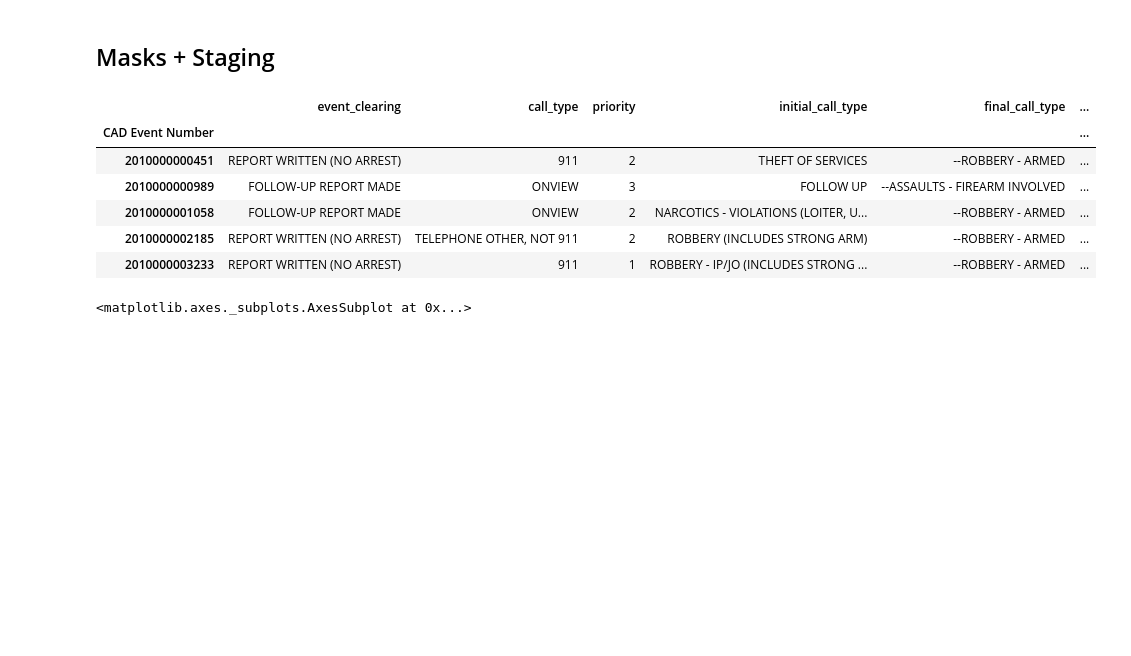
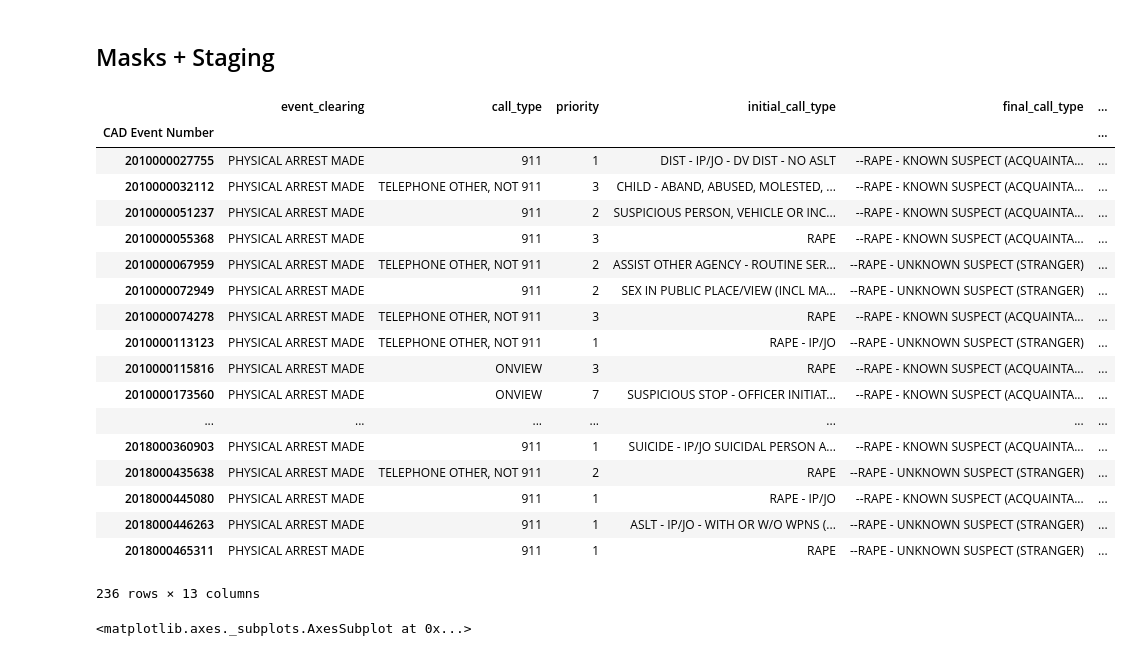
Before and after one commit to teacupwoozy/spd_notebook_archive, a Jupyter notebook: spd_notebook/2010-2018_sexcrimes_violentcrimes.ipynb, the cells around one changed output. Saved outputs shown, nothing was run; the diff lists cells and outputs as text; code cells hidden in the pictures; blank space fills up the shorter version.

```diff
--- a/spd_notebook/2010-2018_sexcrimes_violentcrimes.ipynb
+++ b/spd_notebook/2010-2018_sexcrimes_violentcrimes.ipynb
@@ -335,3 +341,8 @@ violent_crime_terms = 'KIDNAP|HOMICIDE|SHOOTING|ASSAULTS|ROBBERY'
 violent_crime_terms
 # %% [output]
 'KIDNAP|HOMICIDE|SHOOTING|ASSAULTS|ROBBERY'
+# %%
+# Define terms that id rape and VC CFS
+
+rape_vc_terms = 'STRANGER|ACQUAINTANCE|KIDNAP|HOMICIDE|SHOOTING|ASSAULTS|ROBBERY'
+rape_vc_terms
@@ -358,6 +371,9 @@ is_top_clearing_code = data['event_clearing'].str.contains(event_clearing_codes)
 is_arrest = data['event_clearing'].str.contains("PHYSICAL ARREST MADE")
 is_report_written = data['event_clearing'].str.contains("REPORT")
 is_priority3 = data[data.priority == 3]
+is_rape_or_vc = data['final_call_type'].str.contains(rape_vc_terms)
+
+
 
 stage_is_sexual_assault = data[is_sexual_assault_mask]
 stage_is_rape_cfs = data[is_rape_mask]
@@ -367,42 +383,57 @@ stage_is_lewd_conduct = data[is_lewd_conduct]
 stage_is_tru_rape_call = data[is_tru_rape_mask]
 stage_is_violent_crime = data[is_violent_crime]
 stage_is_top_clearing_code = data[is_top_clearing_code]
+stage_is_rape_or_vc = data[is_rape_or_vc]
 
 stage_top_cc_rape = data[is_rape_mask & is_top_clearing_code]
 stage_top_cc_violent_crimes = data[is_violent_crime & is_top_clearing_code]
 stage_is_rape_arrest = data[is_rape_mask & is_arrest]
 stage_is_rape_report = data[is_rape_mask & is_report_written]
 stage_is_violent_crime_arrest = data[is_violent_crime & is_arrest]
-stage_is_violent_crime_report = data[is_violent_crime & is_report_written]
+#stage_is_violent_crime_report = data[is_violent_crime | is_report_written]
 
 # make p3 stage?
 
-stage_is_sexual_assault.head()
+#stage_is_sexual_assault.head()
 # stage_is_stranger_rape_cfs.head()
 # stage_is_rape_cfs.head()
 # stage_is_acquaintance_rape.head()
 #stage_is_tru_rape_call.head(10)
 #stage_is_violent_crime.head()
 #stage_is_top_clearing_code.head(10)
 #stage_top_cc_rape.head()
 #stage_top_cc_violent_crimes.head()
-# stage_is_rape_arrest.head()
+stage_is_rape_arrest
 # stage_is_rape_report.head()
 # stage_is_violent_crime_arrest.head()
-stage_is_violent_crime_report.head()
+# stage_is_violent_crime_report.head()
+#stage_is_rape_or_vc.head()
+#stage_is_rape_or_vc.head()
 
 
 #value_counts(stage_is_report.event_clearing)
 
 # Get the years
 # %% [output]
 |  | event_clearing | call_type | priority | initial_call_type | final_call_type | ... |
 | CAD Event Number |  |  |  |  |  | ... |
-| 2010000000451 | REPORT WRITTEN (NO ARREST) | 911 | 2 | THEFT OF SERVICES | --ROBBERY - ARMED | ... |
-| 2010000000989 | FOLLOW-UP REPORT MADE | ONVIEW | 3 | FOLLOW UP | --ASSAULTS - FIREARM INVOLVED | ... |
-| 2010000001058 | FOLLOW-UP REPORT MADE | ONVIEW | 2 | NARCOTICS - VIOLATIONS (LOITER, U... | --ROBBERY - ARMED | ... |
-| 2010000002185 | REPORT WRITTEN (NO ARREST) | TELEPHONE OTHER, NOT 911 | 2 | ROBBERY (INCLUDES STRONG ARM) | --ROBBERY - ARMED | ... |
-| 2010000003233 | REPORT WRITTEN (NO ARREST) | 911 | 1 | ROBBERY - IP/JO (INCLUDES STRONG ... | --ROBBERY - ARMED | ... |
+| 2010000027755 | PHYSICAL ARREST MADE | 911 | 1 | DIST - IP/JO - DV DIST - NO ASLT | --RAPE - KNOWN SUSPECT (ACQUAINTA... | ... |
+| 2010000032112 | PHYSICAL ARREST MADE | TELEPHONE OTHER, NOT 911 | 3 | CHILD - ABAND, ABUSED, MOLESTED, ... | --RAPE - KNOWN SUSPECT (ACQUAINTA... | ... |
+| 2010000051237 | PHYSICAL ARREST MADE | 911 | 2 | SUSPICIOUS PERSON, VEHICLE OR INC... | --RAPE - KNOWN SUSPECT (ACQUAINTA... | ... |
+| 2010000055368 | PHYSICAL ARREST MADE | 911 | 3 | RAPE | --RAPE - KNOWN SUSPECT (ACQUAINTA... | ... |
+| 2010000067959 | PHYSICAL ARREST MADE | TELEPHONE OTHER, NOT 911 | 2 | ASSIST OTHER AGENCY - ROUTINE SER... | --RAPE - UNKNOWN SUSPECT (STRANGER) | ... |
+| 2010000072949 | PHYSICAL ARREST MADE | 911 | 2 | SEX IN PUBLIC PLACE/VIEW (INCL MA... | --RAPE - UNKNOWN SUSPECT (STRANGER) | ... |
+| 2010000074278 | PHYSICAL ARREST MADE | TELEPHONE OTHER, NOT 911 | 3 | RAPE | --RAPE - KNOWN SUSPECT (ACQUAINTA... | ... |
+| 2010000113123 | PHYSICAL ARREST MADE | TELEPHONE OTHER, NOT 911 | 1 | RAPE - IP/JO | --RAPE - UNKNOWN SUSPECT (STRANGER) | ... |
+| 2010000115816 | PHYSICAL ARREST MADE | ONVIEW | 3 | RAPE | --RAPE - KNOWN SUSPECT (ACQUAINTA... | ... |
+| 2010000173560 | PHYSICAL ARREST MADE | ONVIEW | 7 | SUSPICIOUS STOP - OFFICER INITIAT... | --RAPE - KNOWN SUSPECT (ACQUAINTA... | ... |
+| ... | ... | ... | ... | ... | ... | ... |
+| 2018000360903 | PHYSICAL ARREST MADE | 911 | 1 | SUICIDE - IP/JO SUICIDAL PERSON A... | --RAPE - KNOWN SUSPECT (ACQUAINTA... | ... |
+| 2018000435638 | PHYSICAL ARREST MADE | TELEPHONE OTHER, NOT 911 | 2 | RAPE | --RAPE - UNKNOWN SUSPECT (STRANGER) | ... |
+| 2018000445080 | PHYSICAL ARREST MADE | 911 | 1 | RAPE - IP/JO | --RAPE - KNOWN SUSPECT (ACQUAINTA... | ... |
+| 2018000446263 | PHYSICAL ARREST MADE | 911 | 1 | ASLT - IP/JO - WITH OR W/O WPNS (... | --RAPE - UNKNOWN SUSPECT (STRANGER) | ... |
+| 2018000465311 | PHYSICAL ARREST MADE | 911 | 1 | RAPE | --RAPE - UNKNOWN SUSPECT (STRANGER) | ... |
+236 rows × 13 columns
 # %%
 # Sandbox for each sexual assault by year
 
```
Also changed, not shown: parts of 18 cells of this notebook.
